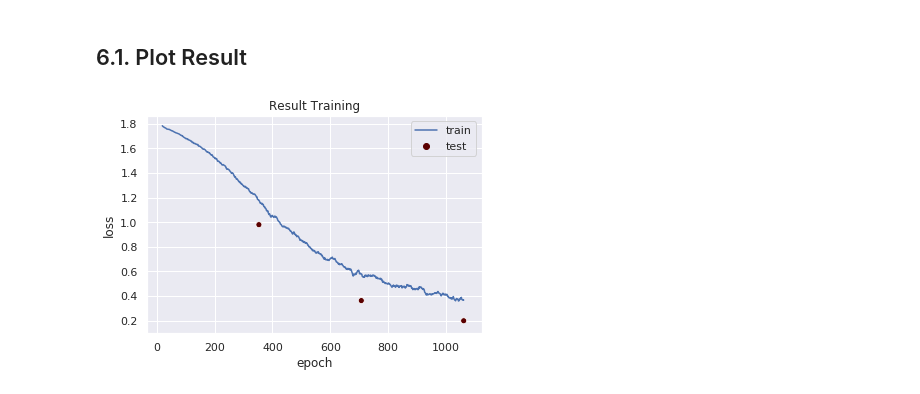
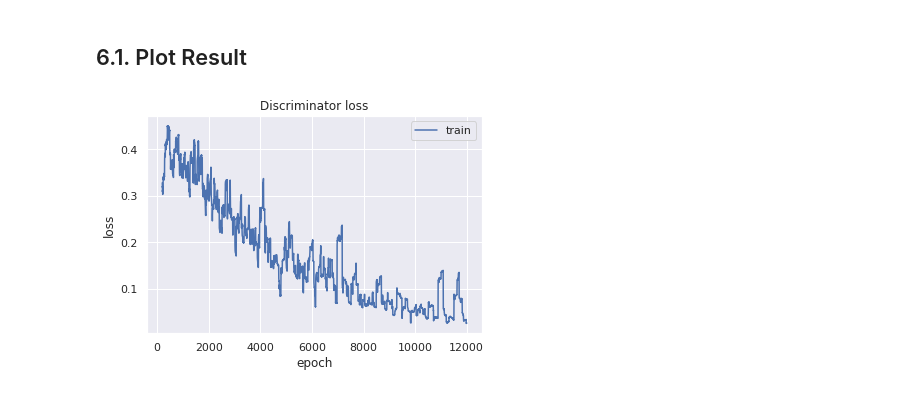
Before and after one commit to imeri-course/ai-in-healthcare, a Jupyter notebook: Session4/Demo_GAN.ipynb, the cells around one changed output. Saved outputs shown, nothing was run; the diff lists cells and outputs as text; code cells hidden in the pictures.

```diff
--- a/Session4/Demo_GAN.ipynb
+++ b/Session4/Demo_GAN.ipynb
@@ -68,7 +69,7 @@ Resource Dataset : [Medical-MNIST-Classification](https://github.com/apolanco322
 # %%
 from pathlib import Path
 from PIL import Image
-ROOT_DATA = '/home/muchlisinadi/Documents/Projects/course/imeri/datasets/mednist'
+ROOT_DATA = 'mednist'
 data_path = Path(ROOT_DATA)
 import random
 
@@ -395,7 +378,7 @@ def generate_data(epoch):
 # Lists to keep track of progress
 G_losses = []
 D_losses = []
-n_epoch = 300
+n_epoch = 1
 print("Starting Training Loop...")
 # For each epoch
 len_dataloader = len(dataloader)
@@ -586,18 +468,16 @@ import numpy as np
 import matplotlib.pyplot as plt
 sns.set(style="darkgrid")
 
-def plot_(train, test=None, xlabel="epoch", ylabel="loss", title="Result Training", rolling=20):
+def plot_(train, test=None, xlabel="epoch", ylabel="loss", title="Result Training", rolling=200):
     """
     Function for plot the result
     """
     df = pd.DataFrame()
     df['train'] = train
     df = df.rolling(rolling).mean()
-    sns.lineplot(hue="region", style="event",data=df[['train']])
     if test:
         df['test'] = test
-        sns.scatterplot(data=df[['test']], palette="flag_r")
-
+    sns.lineplot(hue="region", style="event",data=df)
     # other info
     plt.title(title)
     plt.xlabel(xlabel)
@@ -607,6 +487,6 @@ def plot_(train, test=None, xlabel="epoch", ylabel="loss", title="Result Trainin
 ## 6.1. Plot Result
 # %%
 # Check Loss
-plot_(train_losses, test_losses)
+plot_(D_losses, title="Discriminator loss")
 # %% [output]
-[figure, old version]
+[figure, new version]
```
Also changed, not shown: parts of 25 cells of this notebook, 1 other file.
